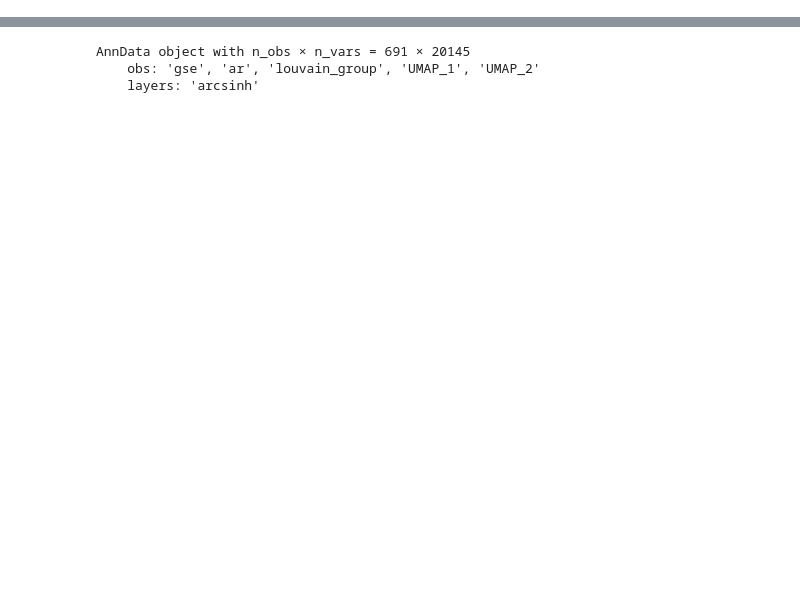
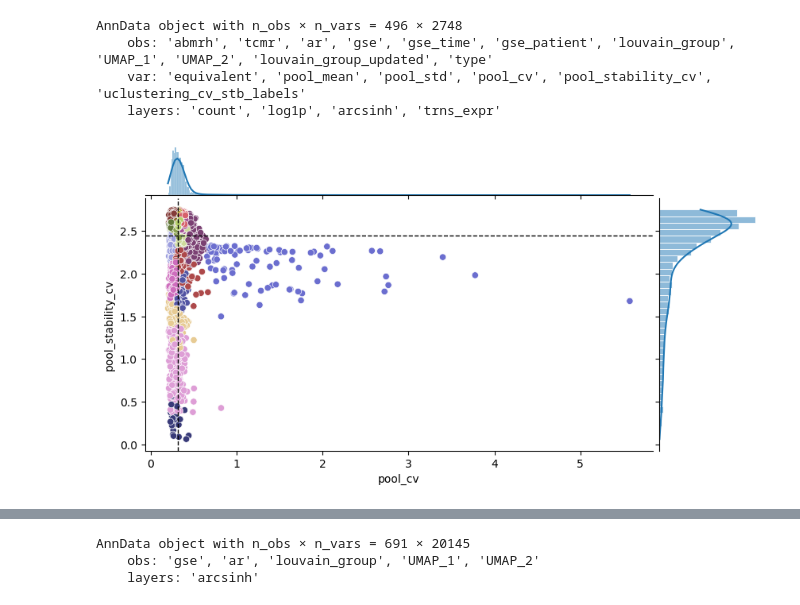
Before and after one commit to guilhermetabordaribas/housekeepingMinerPy, a Jupyter notebook: testing_pkg_hkgMiner.ipynb, the cells around one changed output, grey strips where cells are left out. Cells and saved outputs as stored; diff of their text form; code cells hidden in the pictures; blank space fills up the shorter version.

```diff
--- a/testing_pkg_hkgMiner.ipynb
+++ b/testing_pkg_hkgMiner.ipynb
@@ -11,0 +247,2 @@ import housekeepingMinerPy as hkg
+# %%
+adata.obs['type'] = adata.obs.gse.map({'GSE175718':'TMM', 'GSE120649':'TMM', 'GSE86884':'TMM'})
@@ -11,0 +260,3 @@ import housekeepingMinerPy as hkg
+# %%
+adata = adata[:,adata.var.equivalent=='equivalent']
+adata
@@ -11,0 +274,2 @@ import housekeepingMinerPy as hkg
+# %%
+cols = aux.loc[:,((aux>0).sum()>=450).values].columns.values.tolist()
@@ -11,0 +281,3 @@ import housekeepingMinerPy as hkg
+# %%
+adata = adata[:,cols]
+adata
@@ -11,0 +304,13 @@ import housekeepingMinerPy as hkg
+# %%
+hkg.mining.uclustering_cv_stb(adata, #cv_col='pool_cv', stb_col='pool_stability_cv',
+                              nearestNeighbors_object=nearestNeighbors_object,
+                              louvain_object=louvain_object,scaler_object=scaler_object)
+# %% [output]
+AnnData object with n_obs × n_vars = 496 × 2748
+    obs: 'abmrh', 'tcmr', 'ar', 'gse', 'gse_time', 'gse_patient', 'louvain_group', 'UMAP_1', 'UMAP_2', 'louvain_group_updated', 'type'
+    var: 'equivalent', 'pool_mean', 'pool_std', 'pool_cv', 'pool_stability_cv', 'uclustering_cv_stb_labels'
+    layers: 'count', 'log1p', 'arcsinh', 'trns_expr'
+# %%
+hkg.plot.plot_stb_cv(adata, hue='uclustering_cv_stb_labels', palette='tab20b_r')
+# %% [output]
+[figure, added]
```
Also changed, not shown: parts of 70 cells of this notebook, 3 other files.
